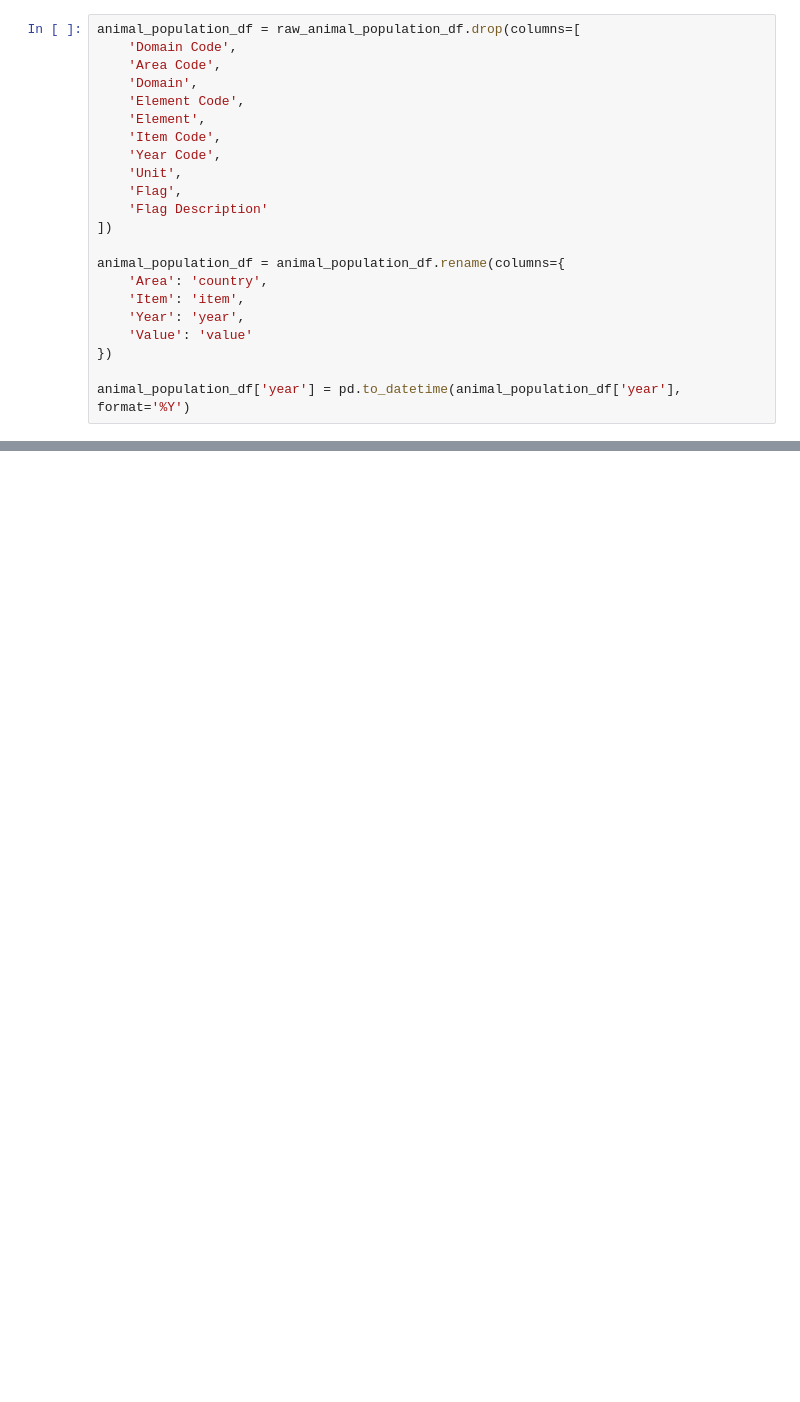
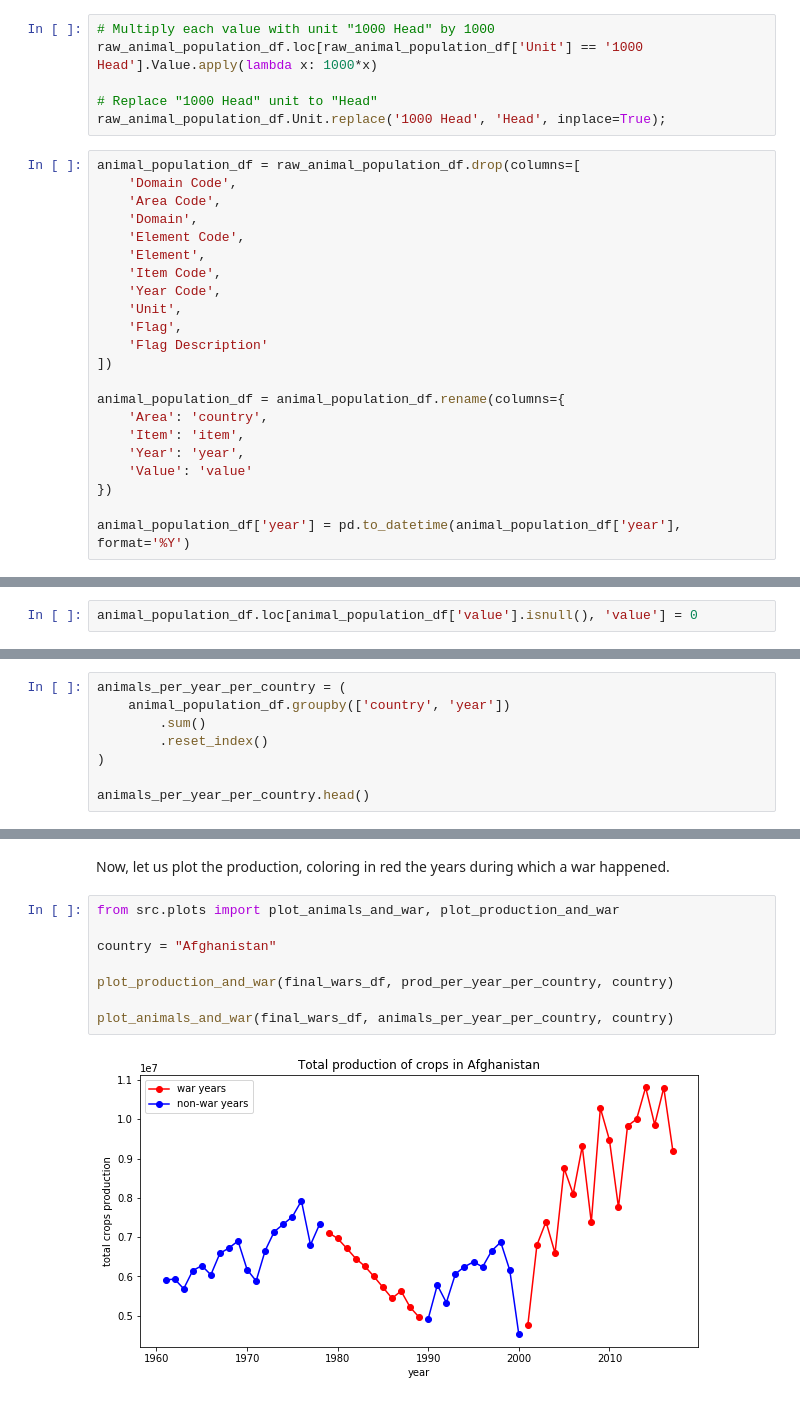
Before and after one commit to pull-fiction/make-crops-not-war, a Jupyter notebook: notebooks/general_trend.ipynb, the cells around one changed output, grey strips where cells are left out. Drawn from its saved outputs; the diff is of its cells as text; blank space fills up the shorter version.

Commit message:
finish the animal population df, add function to plot

```diff
--- a/notebooks/general_trend.ipynb
+++ b/notebooks/general_trend.ipynb
@@ -377,3 +387,9 @@ raw_animal_population_df.loc[raw_animal_population_df['Unit'] == '1000 Head'].gr
+# %%
+# Multiply each value with unit "1000 Head" by 1000
+raw_animal_population_df.loc[raw_animal_population_df['Unit'] == '1000 Head'].Value.apply(lambda x: 1000*x)
+
+# Replace "1000 Head" unit to "Head"
+raw_animal_population_df.Unit.replace('1000 Head', 'Head', inplace=True);
 # %%
 animal_population_df = raw_animal_population_df.drop(columns=[
     'Domain Code',
@@ -398,0 +435,2 @@ animal_population_df['year'] = pd.to_datetime(animal_population_df['year'], form
+# %%
+animal_population_df.loc[animal_population_df['value'].isnull(), 'value'] = 0
@@ -398,0 +439,8 @@ animal_population_df['year'] = pd.to_datetime(animal_population_df['year'], form
+# %%
+animals_per_year_per_country = (
+    animal_population_df.groupby(['country', 'year'])
+        .sum()
+        .reset_index()
+)
+
+animals_per_year_per_country.head()
@@ -398,0 +454,12 @@ animal_population_df['year'] = pd.to_datetime(animal_population_df['year'], form
+# %% [markdown]
+Now, let us plot the production, coloring in red the years during which a war happened.
+# %%
+from src.plots import plot_animals_and_war, plot_production_and_war
+
+country = "Afghanistan"
+
+plot_production_and_war(final_wars_df, prod_per_year_per_country, country)
+
+plot_animals_and_war(final_wars_df, animals_per_year_per_country, country)
+# %% [output]
+[figure, added]
```
Also changed, not shown: parts of 12 cells of this notebook, 1 other file.
